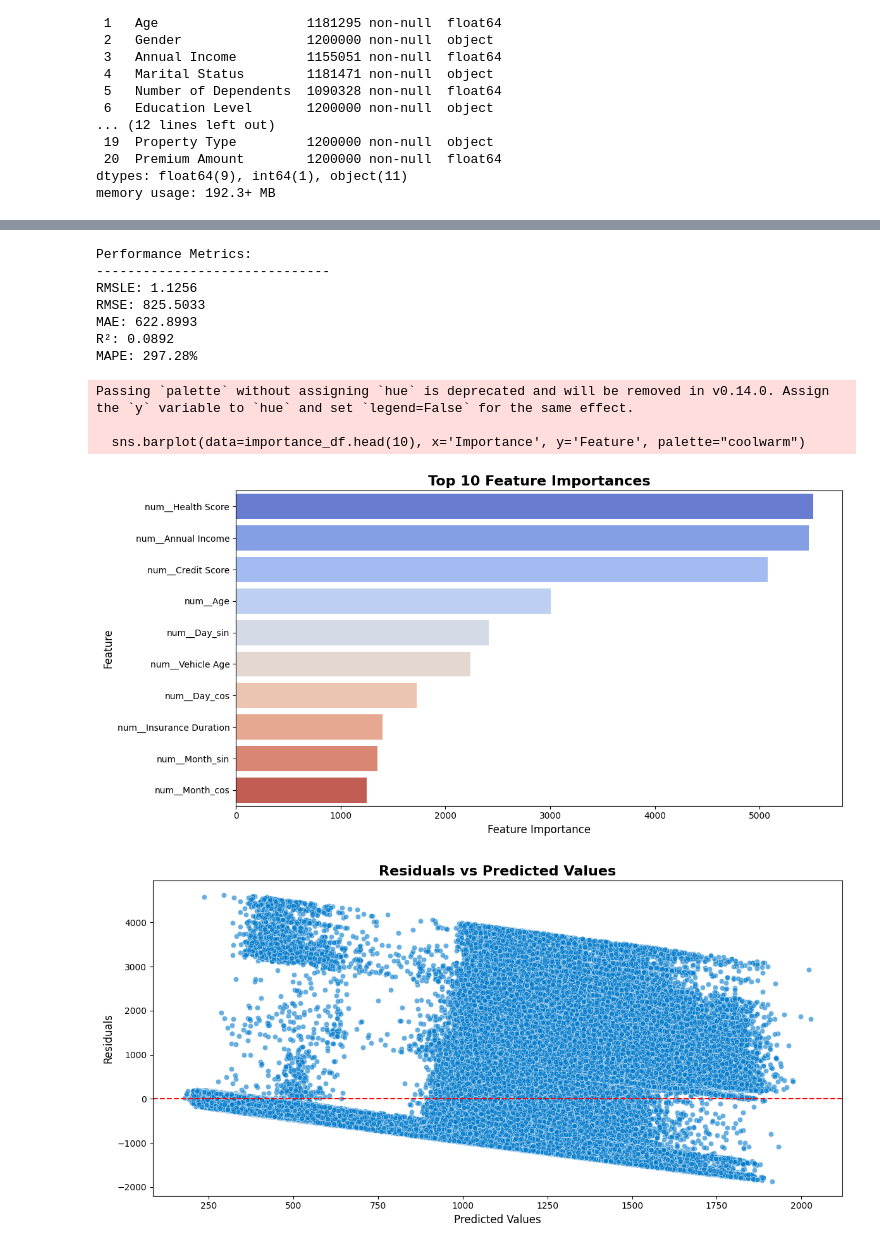
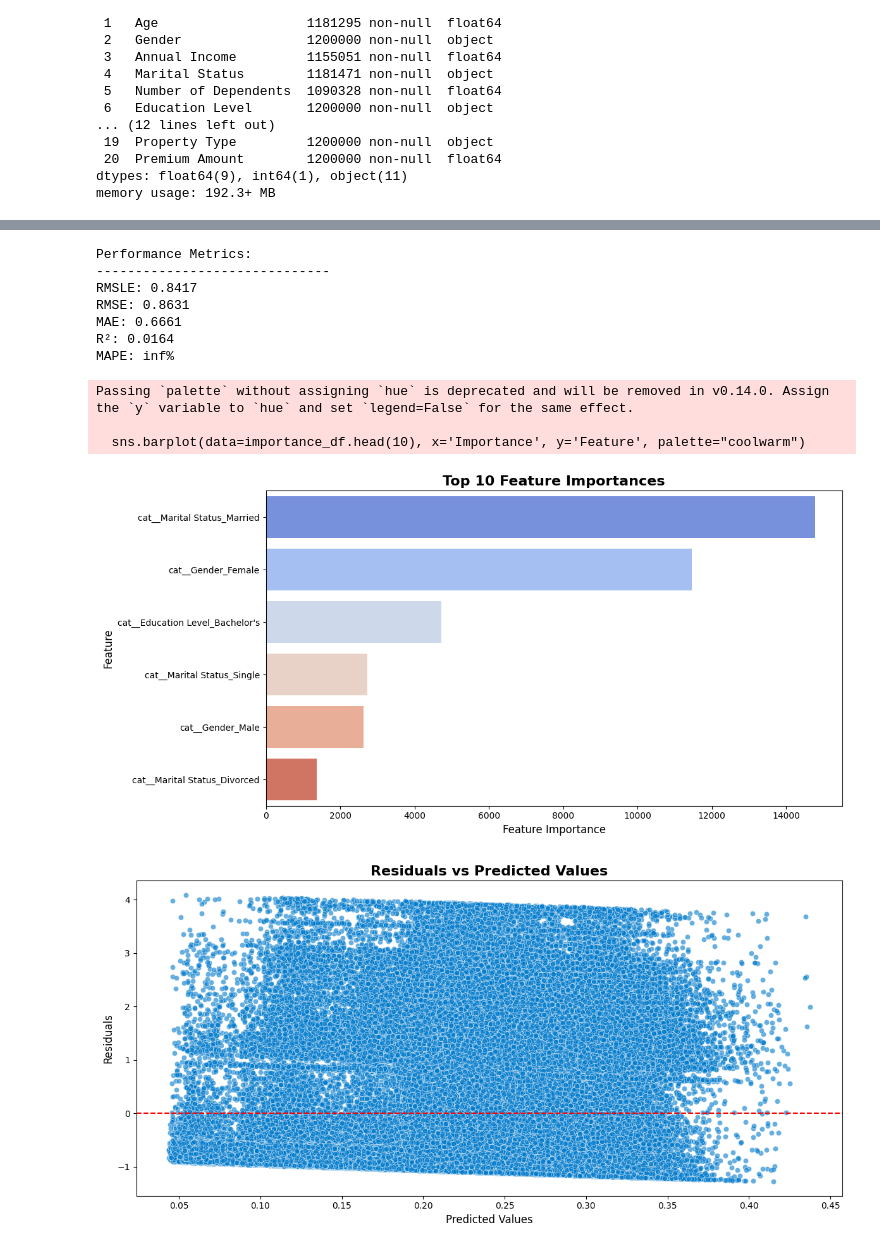
Before and after one commit to Abhs2418/Insurance-Premium-Price-Prediction, a Jupyter notebook: model/Insurance_CDAC.ipynb, the cells around one changed output, grey strips where cells are left out. Saved outputs shown, nothing was run; the diff lists cells and outputs as text; code cells hidden in the pictures.

Commit message:
Updated Model file
Changed preprocessing steps
Applied Robust Scalar
Used Label Encoding

```diff
--- a/model/Insurance_CDAC.ipynb
+++ b/model/Insurance_CDAC.ipynb
@@ -284 +372,7 @@ y = train_df[target_column]
+# %%
+# Split train data into features and target
+# Define the target column
+target_column = 'Premium Amount'
+X = df_new_cat[['Annual Income','Occupation','Previous Claims','Credit Score','Customer Feedback','Month_sin']]
+y = df_new_cat[target_column]
 # %%
@@ -288,27 +379,4 @@ target_column = 'Premium Amount'
 # Select categorical and numerical columns (initial)
 categorical_columns = X.select_dtypes(include=['object']).columns
 numerical_columns = X.select_dtypes(exclude=['object']).columns
-# %%
-# Preprocessing pipeline for numerical features
-num_pipeline = Pipeline(steps=[
-    ('imputer', SimpleImputer(strategy='median')),
-    #('scaler', StandardScaler())                       # Scale numerical features
-])
-
-# Preprocessing pipeline for categorical features
-cat_pipeline = Pipeline(steps=[
-    ('imputer', SimpleImputer(strategy='constant', fill_value='Unknown')),  # Handle missing values
-    ('onehot', OneHotEncoder(handle_unknown='ignore'))                      # Encode categorical features
-])
-
-# Combine pipelines into a ColumnTransformer
-preprocessor = ColumnTransformer(
-    transformers=[
-        ('num', num_pipeline, numerical_columns),
-        ('cat', cat_pipeline, categorical_columns)
-    ]
-)
-
-# Preprocess train and test data
-X_processed = preprocessor.fit_transform(X)
 # %%
@@ -378,9 +437,10 @@ And if memory is not enough, you can set `force_col_wise=true`.
 # %%
 # Initialize or update the best_params dictionary
-best_params = {'boosting_type': 'gbdt', 'num_leaves': 477, 'learning_rate': 0.05252134674337178, 'feature_fraction': 0.873123056455452, 'bagging_fraction': 0.6402369103113789, 'bagging_freq': 7, 'min_data_in_leaf': 89, 'max_depth': 10, 'lambda_l1': 3.69451605682974, 'lambda_l2': 0.09948173213828994,'seed':42}
+best_params ={'boosting_type': 'gbdt', 'num_leaves': 378, 'learning_rate': 0.00463342373100953, 'feature_fraction': 0.795425642327683, 'bagging_fraction': 0.8287678663654957, 'bagging_freq': 5, 'min_data_in_leaf': 37, 'max_depth': 0, 'lambda_l1': 0.5292622845567669, 'lambda_l2': 0.6762329935193044 ,
+'seed':42}
 # %%
 final_model = lgb.train(
     best_params,
-    lgb.Dataset(X_processed, label=y),
+    lgb.Dataset(X, label=y),
 )
 # %% [output]
@@ -404,6 +454,6 @@ You can set `force_col_wise=true` to remove the overhead.
 # %%
 # 1. Performance Metrics
-y_pred = final_model.predict(X_processed)
+y_pred = final_model.predict(X)
 
 # Calcul des métriques
 rmsle = root_mean_squared_log_error(y, y_pred)
@@ -441,37 +491,37 @@ plt.tight_layout()
 plt.show()
 
 # 3. Residual Analysis
 residuals = y - y_pred
 
 # Residuals vs Predicted Values
 plt.figure(figsize=(12, 6))
 sns.scatterplot(x=y_pred, y=residuals, alpha=0.6, color="#007acc")
 plt.axhline(y=0, color='red', linestyle='--', linewidth=1.5)
 plt.title("Residuals vs Predicted Values", fontsize=16, fontweight='bold')
 plt.xlabel("Predicted Values", fontsize=12)
 plt.ylabel("Residuals", fontsize=12)
 plt.tight_layout()
 plt.show()
 
 # Residual Distribution
 plt.figure(figsize=(10, 6))
 sns.histplot(residuals, bins=30, kde=True, color="#55a630")
 plt.axvline(x=0, color='red', linestyle='--', linewidth=1.5)
 plt.title("Distribution of Residuals", fontsize=16, fontweight='bold')
 plt.xlabel("Residuals", fontsize=12)
 plt.ylabel("Frequency", fontsize=12)
 plt.tight_layout()
 plt.show()
 # %% [output]
 Performance Metrics:
 ------------------------------
-RMSLE: 1.1256
-RMSE: 825.5033
-MAE: 622.8993
-R²: 0.0892
-MAPE: 297.28%
+RMSLE: 0.8417
+RMSE: 0.8631
+MAE: 0.6661
+R²: 0.0164
+MAPE: inf%
 Passing `palette` without assigning `hue` is deprecated and will be removed in v0.14.0. Assign the `y` variable to `hue` and set `legend=False` for the same effect.
 
   sns.barplot(data=importance_df.head(10), x='Importance', y='Feature', palette="coolwarm")
-[figure, old version]
+[figure, new version]
-[figure, old version]
+[figure, new version]
```
Also changed, not shown: parts of 31 cells of this notebook, 1 other file.
